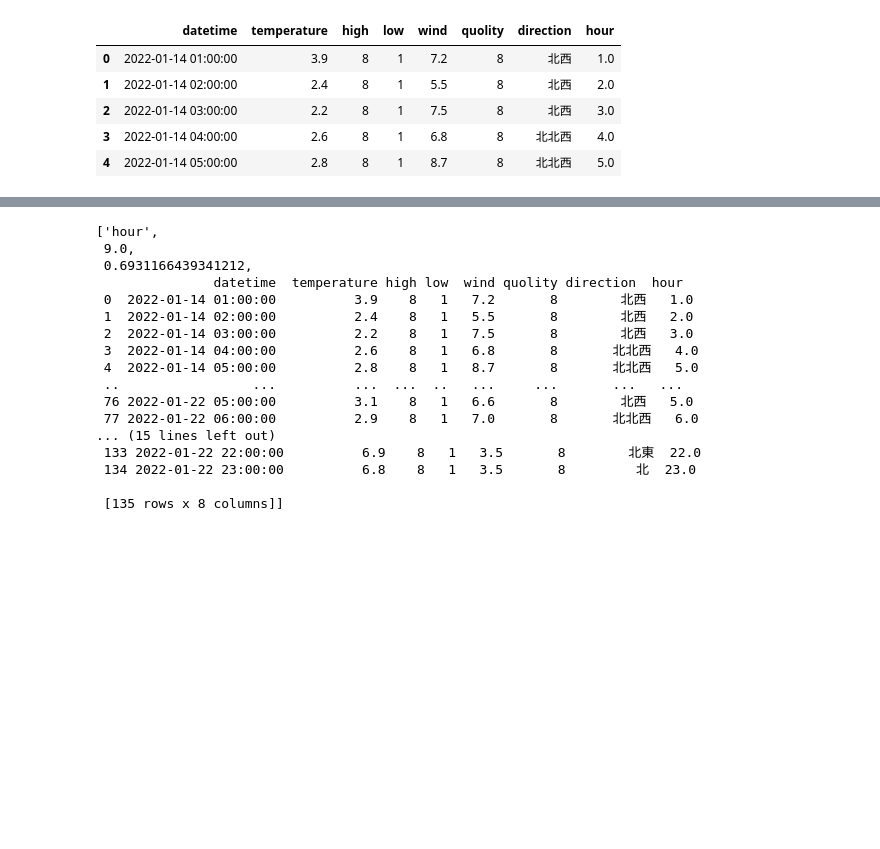
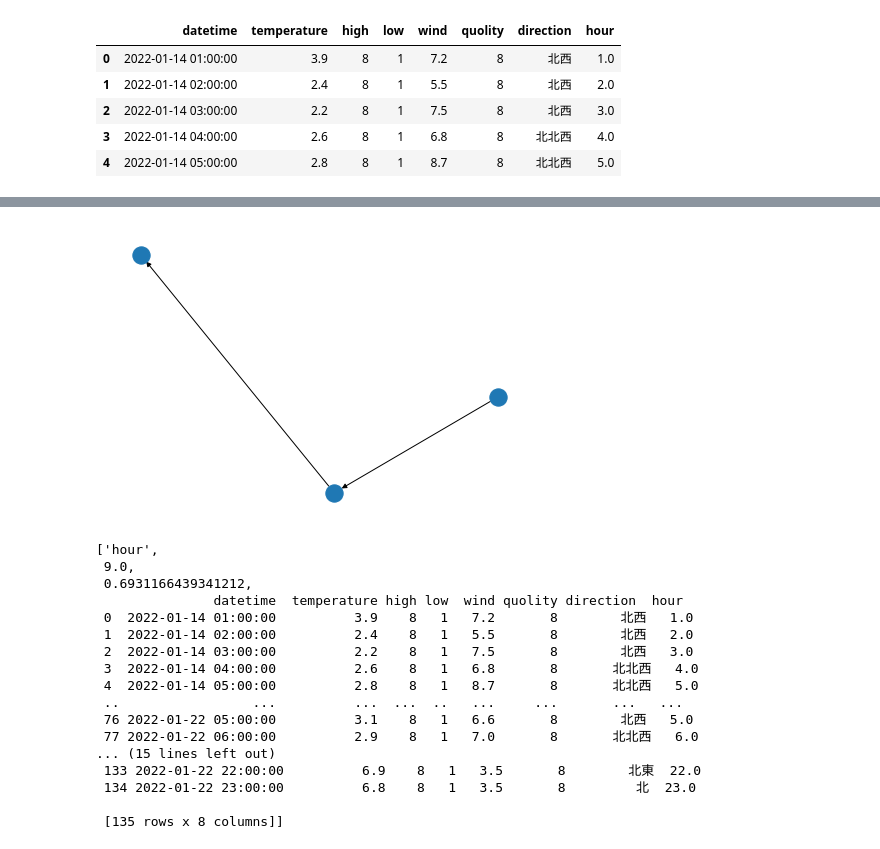
Before and after one commit to luna50lb/decision_tree_easy, a Jupyter notebook: test_.ipynb, the cells around one changed output, grey strips where cells are left out. Drawn from its saved outputs; the diff is of its cells as text; code cells hidden in the pictures; blank space fills up the shorter version.

```diff
--- a/test_.ipynb
+++ b/test_.ipynb
@@ -152,3 +191,14 @@ df_summary
+# %%
+DG = nx.DiGraph()
+DG.add_weighted_edges_from([(1, 2, 0.5), (4, 1, 0.9)])
+DG.out_degree(1, weight='weight')
+# 0.5
+DG.degree(1, weight='weight')
+nx.draw(DG)
+A = nx.nx_agraph.to_agraph(DG)  # convert to a graphviz graph
+A.draw("attributes.png", prog="neato")  # Draw with pygraphviz
+# %% [output]
+[figure, added]
 # %%
 get_nodes(df_p=df_w.copy(), df_grid=df_grid.copy())
 # %% [output]
```
Also changed, not shown: parts of 6 cells of this notebook, 4 other files.
